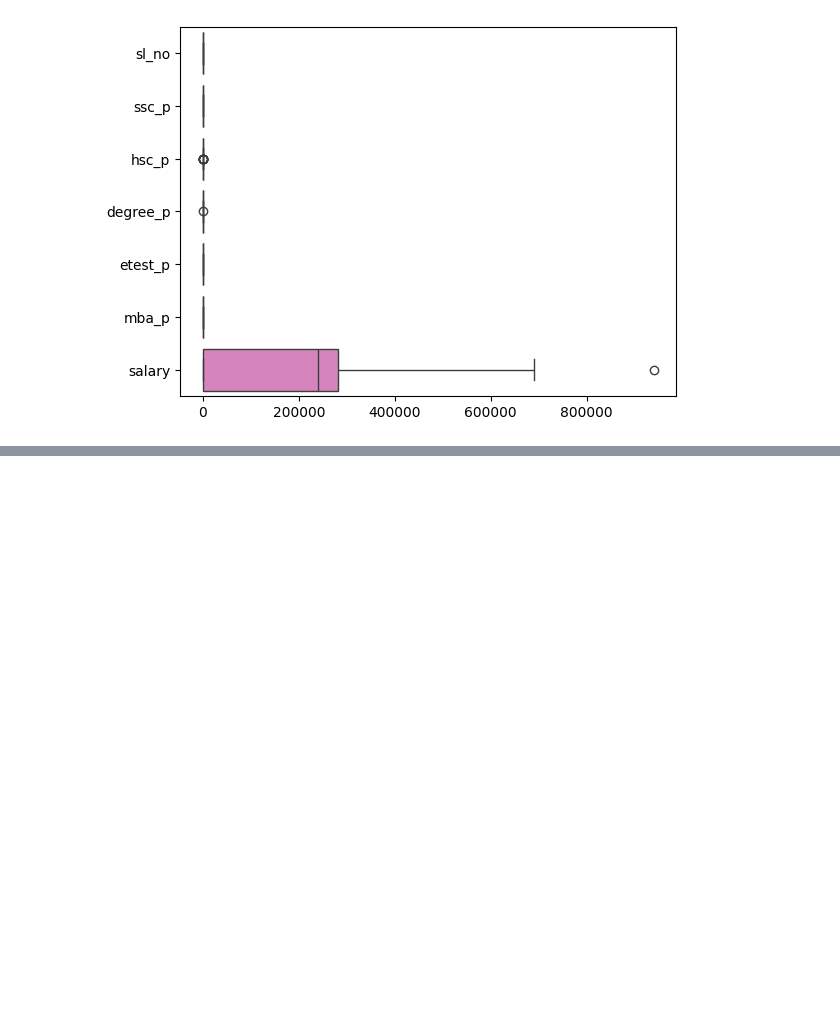
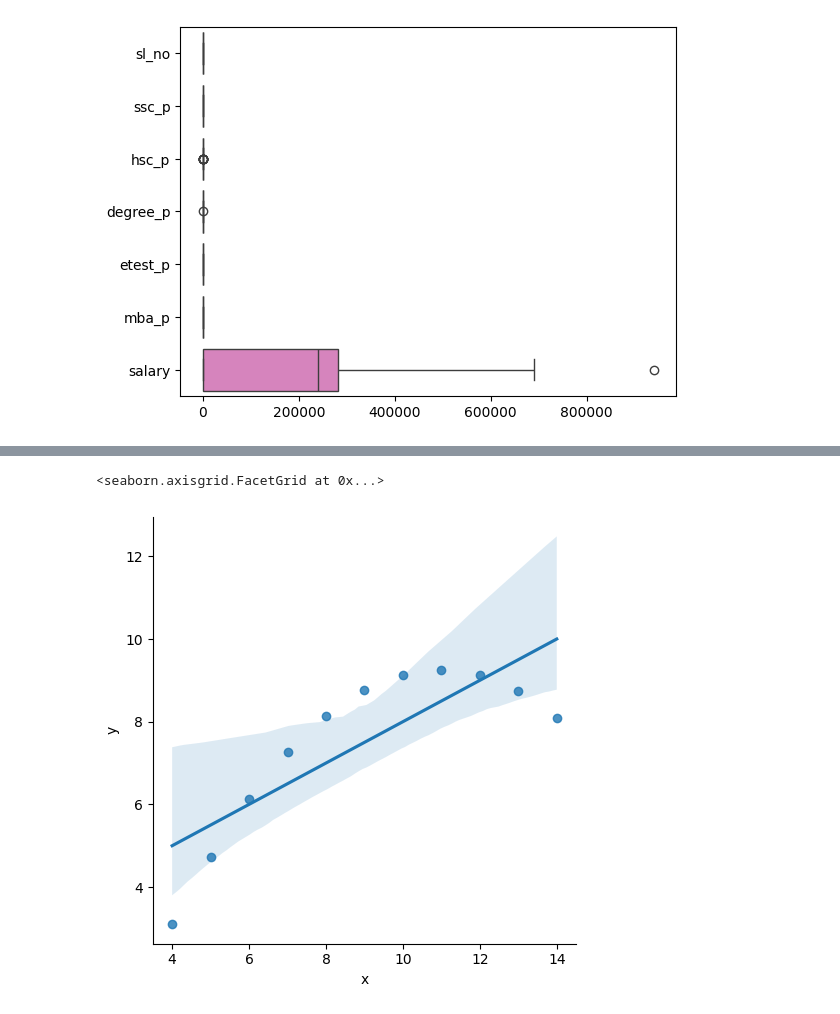
Before and after one commit to Muthumk123/DataScience-Week-5, a Jupyter notebook: Graph in datascience.ipynb, the cells around one changed output, grey strips where cells are left out. Cells and saved outputs as stored; diff of their text form; code cells hidden in the pictures; blank space fills up the shorter version.

```diff
--- a/Graph in datascience.ipynb
+++ b/Graph in datascience.ipynb
@@ -144,0 +200,6 @@ plt.show()
+# %%
+dset=sns.load_dataset( 'anscombe')
+sns.lmplot(x ="x", y ="y", data=dset.query("dataset  =='II'"))
+# %% [output]
+<seaborn.axisgrid.FacetGrid at 0x...>
+[figure, added]
```
Also changed, not shown: parts of 17 cells of this notebook.
